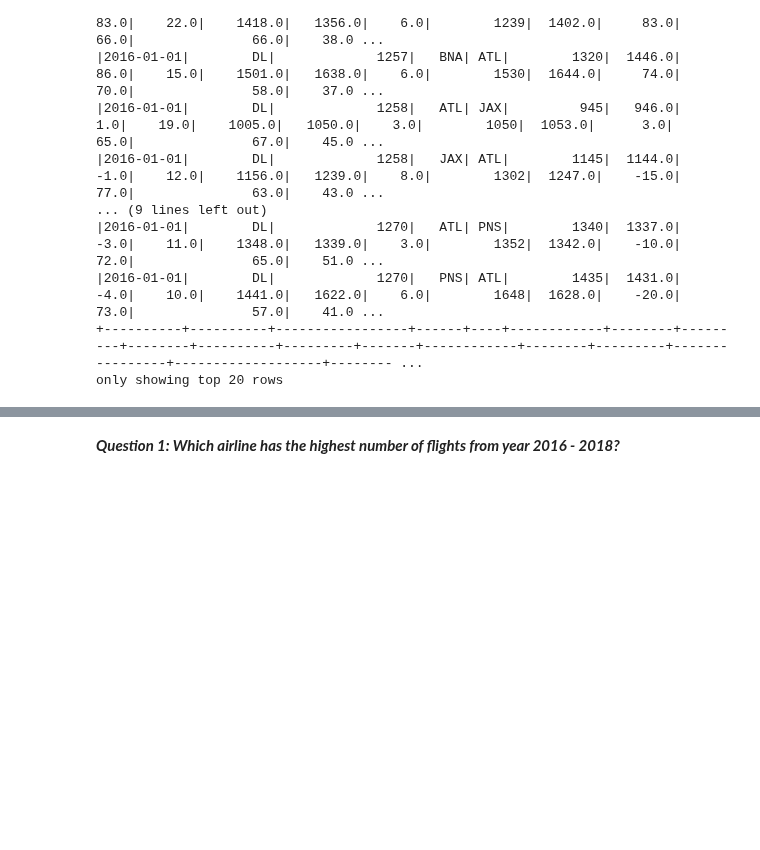
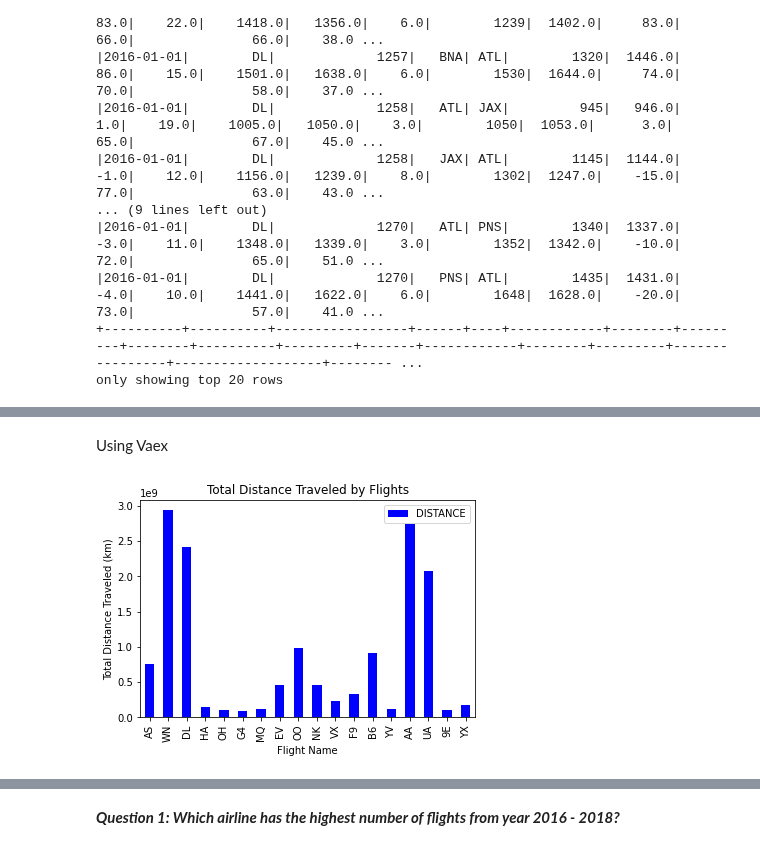
Before and after one commit to drshahizan/Python-big-data, a Jupyter notebook: Project/BigMac/HPDP_Group_Project.ipynb, the cells around one changed output, grey strips where cells are left out. Saved outputs shown, nothing was run; the diff lists cells and outputs as text; code cells hidden in the pictures; blank space fills up the shorter version.

Commit message:
Edited some pyspark visualizations.

```diff
--- a/Project/BigMac/HPDP_Group_Project.ipynb
+++ b/Project/BigMac/HPDP_Group_Project.ipynb
@@ -619,0 +602,15 @@ only showing top 20 rows
+# %% [markdown]
+Using Vaex
+# %%
+%%time
+
+
+flights_distance = vdf.groupby('OP_CARRIER').agg({'DISTANCE': 'sum'})
+flights_distance = flights_distance.to_pandas_df()
+flights_distance.plot.bar(x='OP_CARRIER', y='DISTANCE', color='blue')
+plt.xlabel("Flight Name")
+plt.ylabel("Total Distance Traveled (km)")
+plt.title("Total Distance Traveled by Flights")
+plt.show()
+# %% [output]
+[figure, added]
```
Also changed, not shown: parts of 33 cells of this notebook.
